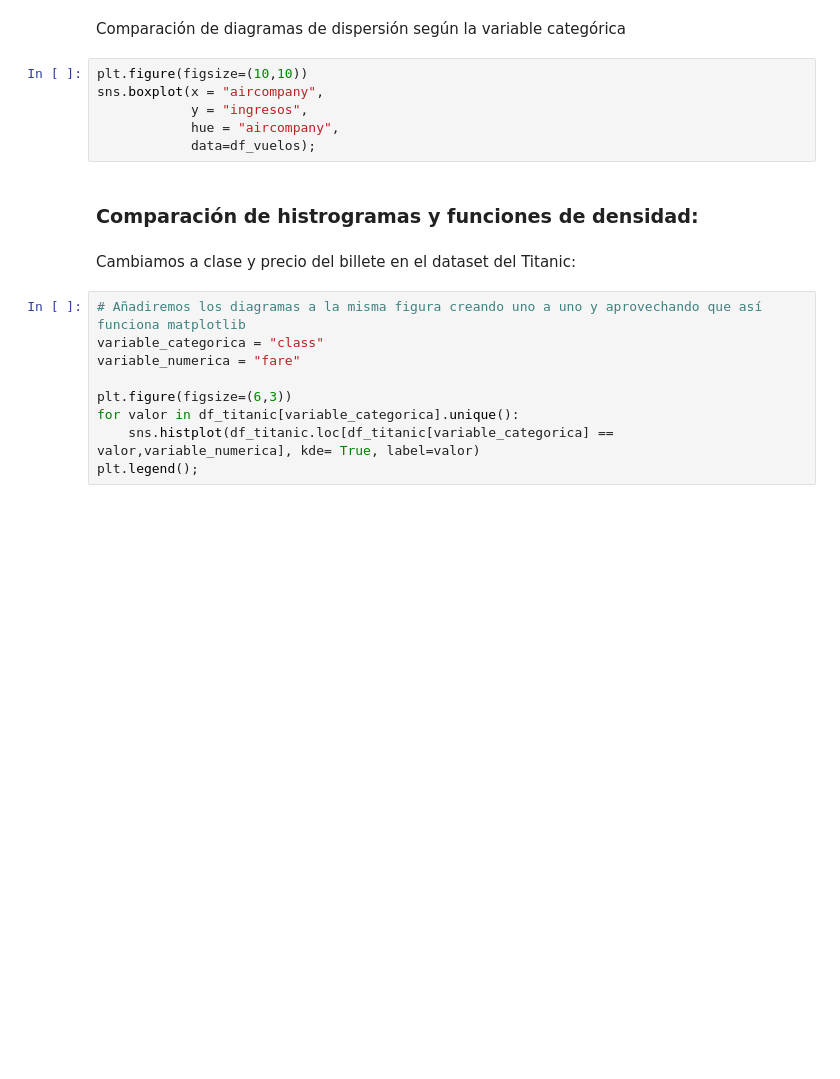
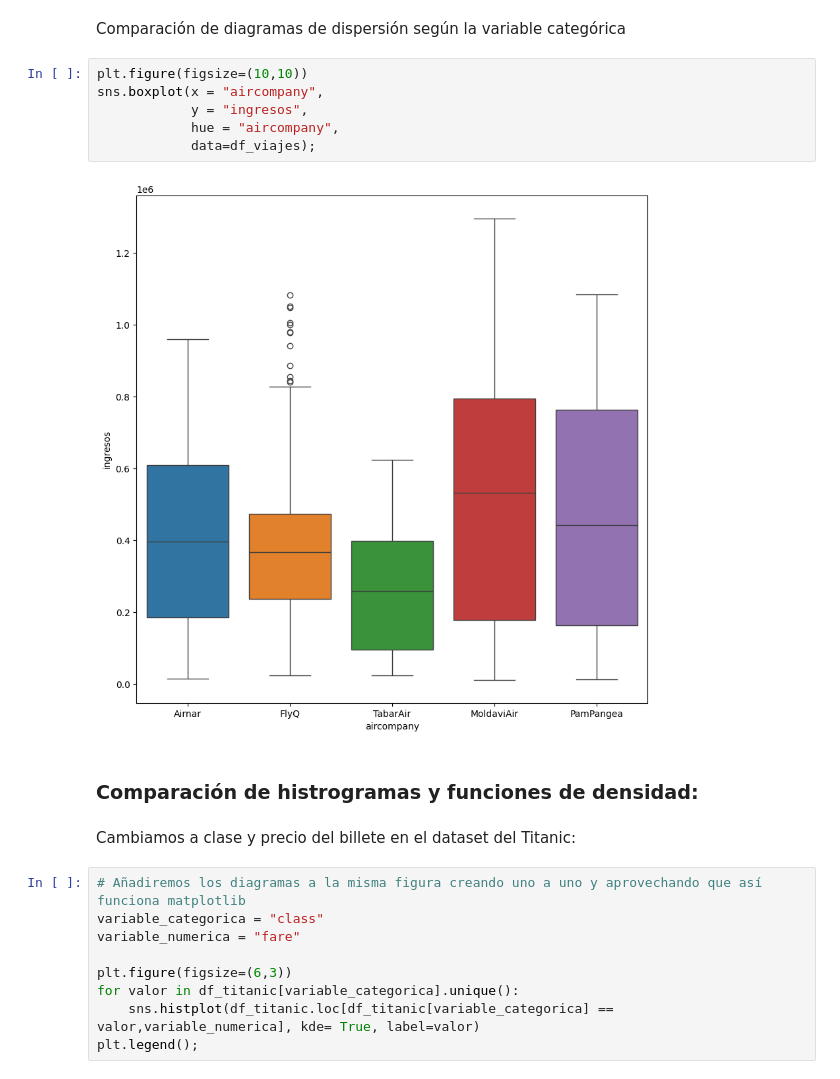
Before and after one commit to eleacos/DS-Online-Elena-Acosta, a Jupyter notebook: 03_Data_Analysis/Sprint_08/Unidad_02_Visualizacion_Avanzada_Seaborn/01_Workout/05_Visualizacion_Dos_Variables_II.ipynb, the cells around one changed output. Saved outputs shown, nothing was run; the diff lists cells and outputs as text; blank space fills up the shorter version.

```diff
--- a/03_Data_Analysis/Sprint_08/Unidad_02_Visualizacion_Avanzada_Seaborn/01_Workout/05_Visualizacion_Dos_Variables_II.ipynb
+++ b/03_Data_Analysis/Sprint_08/Unidad_02_Visualizacion_Avanzada_Seaborn/01_Workout/05_Visualizacion_Dos_Variables_II.ipynb
@@ -43,9 +50,11 @@ Comparación de diagramas de dispersión según la variable categórica
 # %%
 plt.figure(figsize=(10,10))
 sns.boxplot(x = "aircompany",
             y = "ingresos",
             hue = "aircompany",
-            data=df_vuelos);
+            data=df_viajes);
+# %% [output]
+[figure, added]
 # %% [markdown]
 ### Comparación de histrogramas y funciones de densidad:
 # %% [markdown]
```
Also changed, not shown: parts of 2 cells of this notebook, 4 other files.
